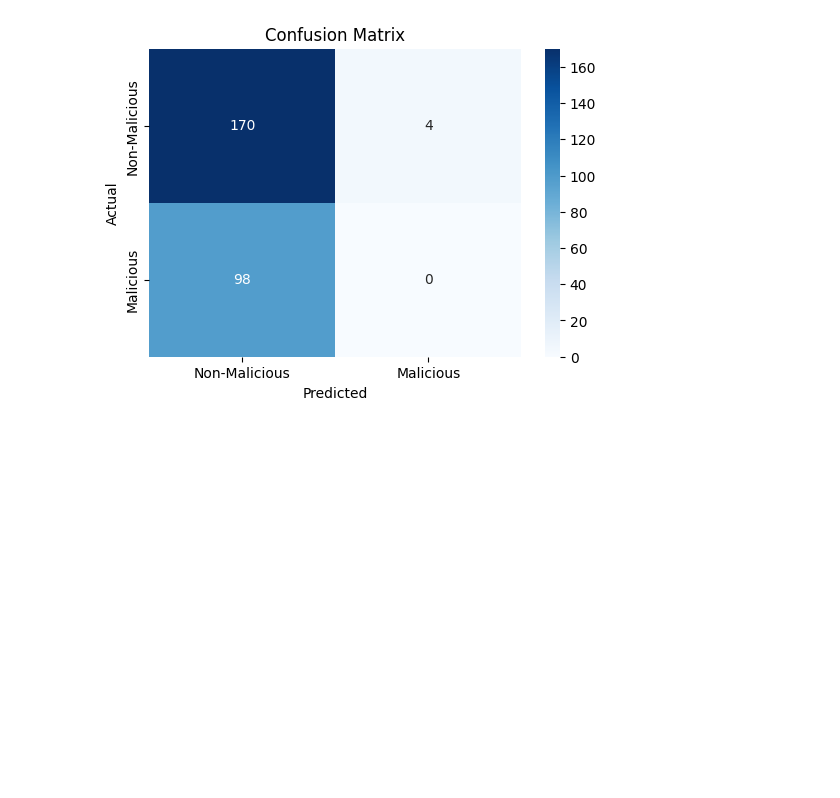
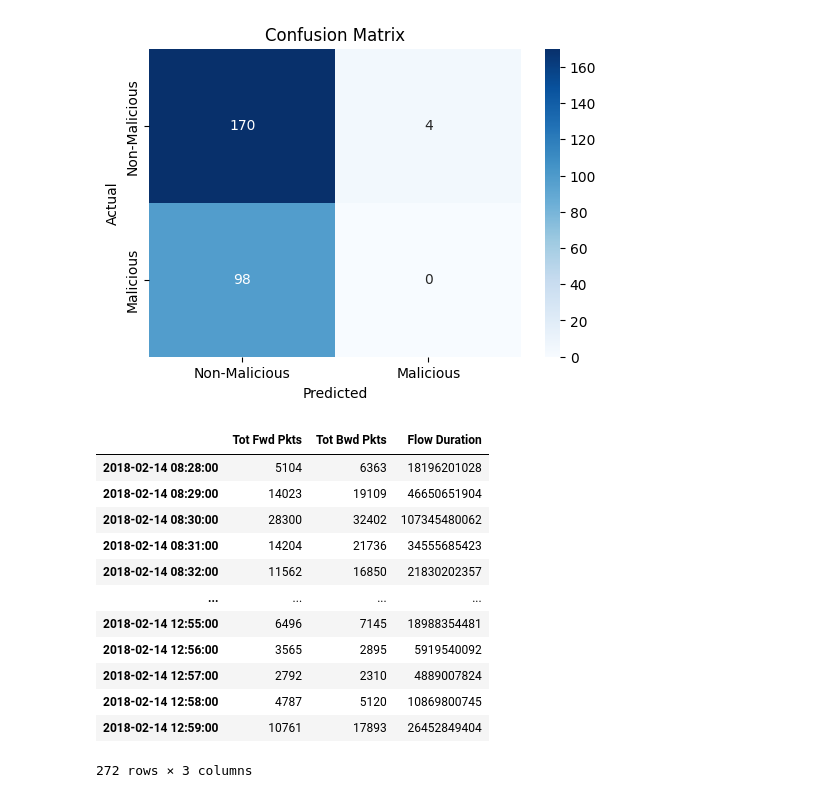
Before and after one commit to gabrielonishi/data-science-for-cyberattack-detection, a Jupyter notebook: notebooks/3-models.ipynb, the cells around one changed output. Cells and saved outputs as stored; diff of their text form; code cells hidden in the pictures; blank space fills up the shorter version.

```diff
--- a/notebooks/3-models.ipynb
+++ b/notebooks/3-models.ipynb
@@ -104,3 +104,19 @@ Confusion Matrix:
 [[170   4]
  [ 98   0]]
 [figure]
+# %%
+X_test
+# %% [output]
+|  | Tot Fwd Pkts | Tot Bwd Pkts | Flow Duration |
+| 2018-02-14 08:28:00 | 5104 | 6363 | 18196201028 |
+| 2018-02-14 08:29:00 | 14023 | 19109 | 46650651904 |
+| 2018-02-14 08:30:00 | 28300 | 32402 | 107345480062 |
+| 2018-02-14 08:31:00 | 14204 | 21736 | 34555685423 |
+| 2018-02-14 08:32:00 | 11562 | 16850 | 21830202357 |
+| ... | ... | ... | ... |
+| 2018-02-14 12:55:00 | 6496 | 7145 | 18988354481 |
+| 2018-02-14 12:56:00 | 3565 | 2895 | 5919540092 |
+| 2018-02-14 12:57:00 | 2792 | 2310 | 4889007824 |
+| 2018-02-14 12:58:00 | 4787 | 5120 | 10869800745 |
+| 2018-02-14 12:59:00 | 10761 | 17893 | 26452849404 |
+272 rows × 3 columns
```
Also changed, not shown: parts of 2 cells of this notebook.
